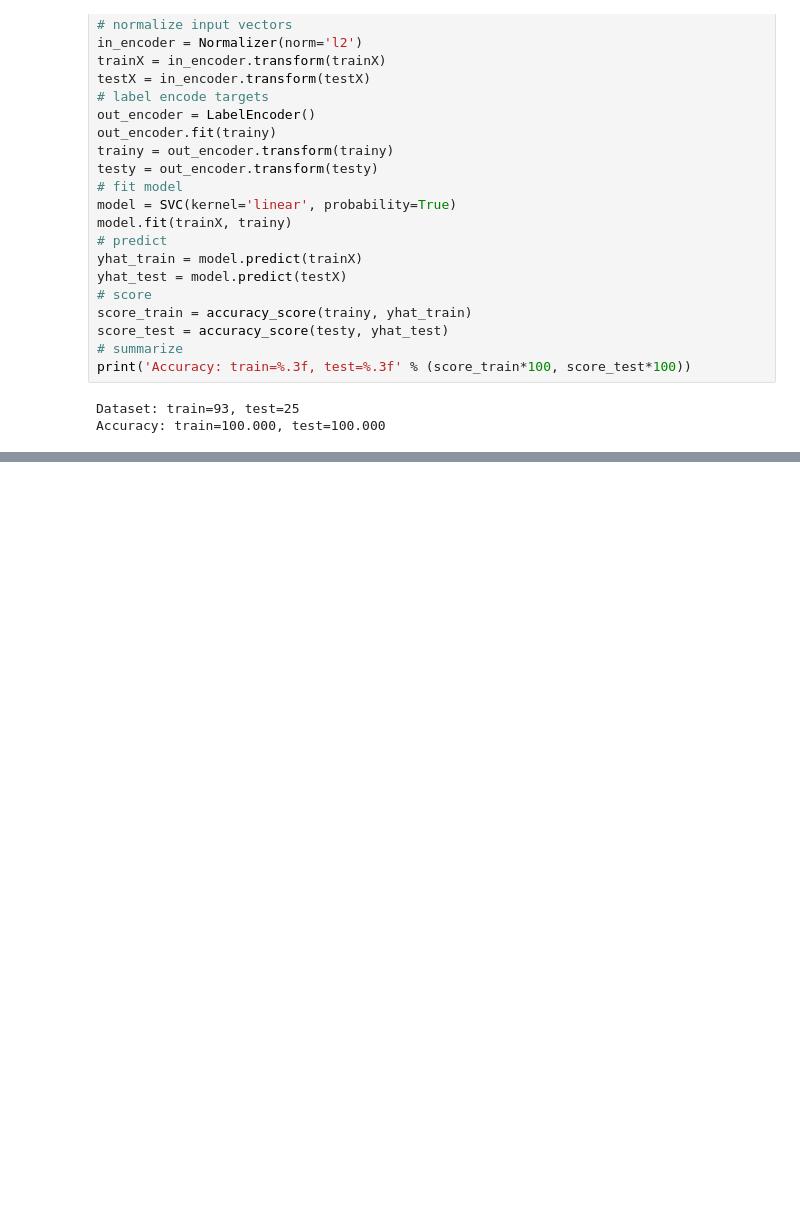
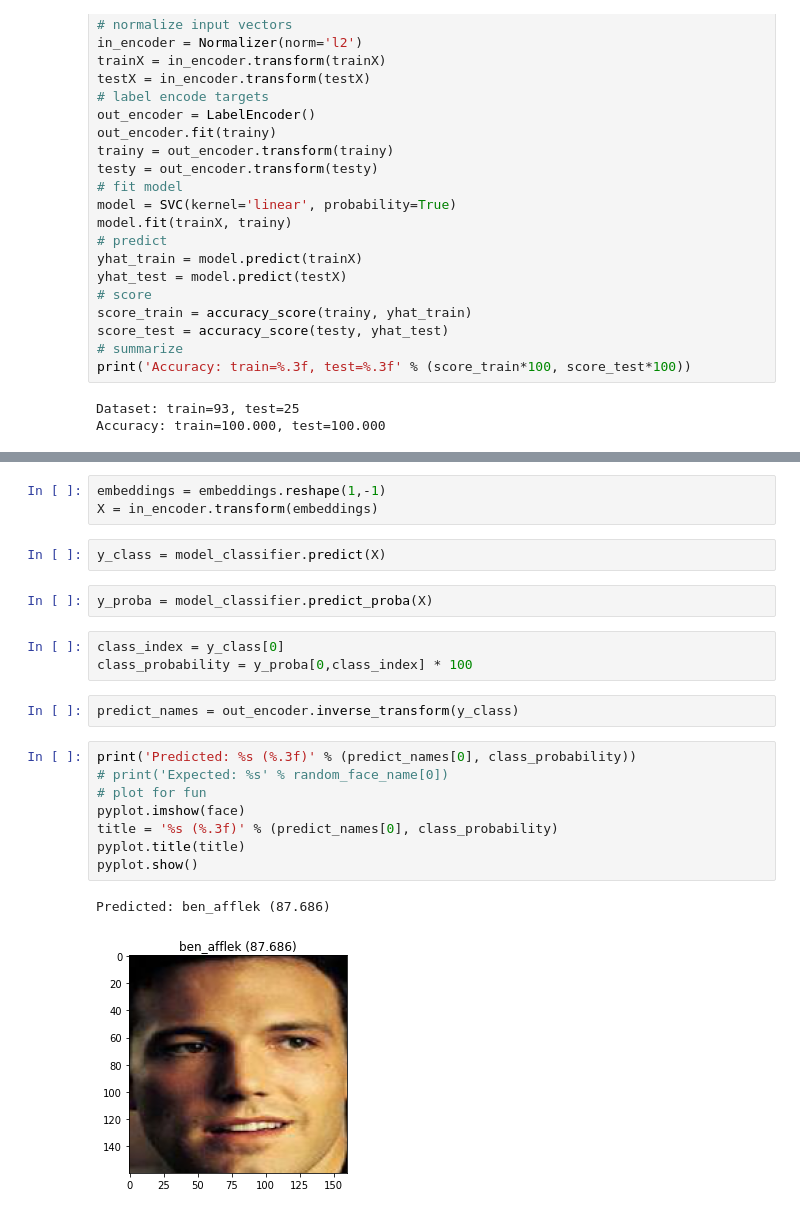
Before and after one commit to mayank311996/cheatsheets, a Jupyter notebook: customs/CV/face_detection_and_recognition/face_recognition_FaceNet_ml_mastery/notebooks/face_recognition_FaceNet_ml_mastery.ipynb, the cells around one changed output, grey strips where cells are left out. Cells and saved outputs as stored; diff of their text form; blank space fills up the shorter version.

```diff
--- a/customs/CV/face_detection_and_recognition/face_recognition_FaceNet_ml_mastery/notebooks/face_recognition_FaceNet_ml_mastery.ipynb
+++ b/customs/CV/face_detection_and_recognition/face_recognition_FaceNet_ml_mastery/notebooks/face_recognition_FaceNet_ml_mastery.ipynb
@@ -304,0 +414,23 @@ Expected: elton_john
+# %%
+embeddings = embeddings.reshape(1,-1)
+X = in_encoder.transform(embeddings)
+# %%
+y_class = model_classifier.predict(X)
+# %%
+y_proba = model_classifier.predict_proba(X)
+# %%
+class_index = y_class[0]
+class_probability = y_proba[0,class_index] * 100
+# %%
+predict_names = out_encoder.inverse_transform(y_class)
+# %%
+print('Predicted: %s (%.3f)' % (predict_names[0], class_probability))
+# print('Expected: %s' % random_face_name[0])
+# plot for fun
+pyplot.imshow(face)
+title = '%s (%.3f)' % (predict_names[0], class_probability)
+pyplot.title(title)
+pyplot.show()
+# %% [output]
+Predicted: ben_afflek (87.686)
+[figure, added]
```
Also changed, not shown: parts of 20 cells of this notebook.
